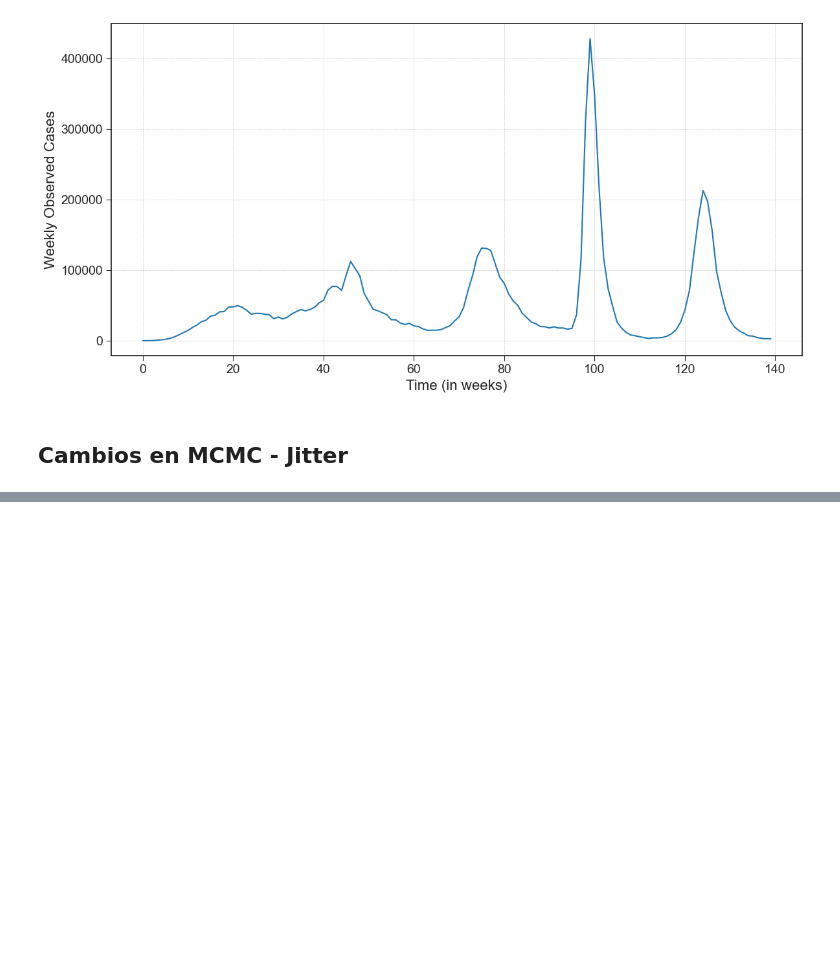
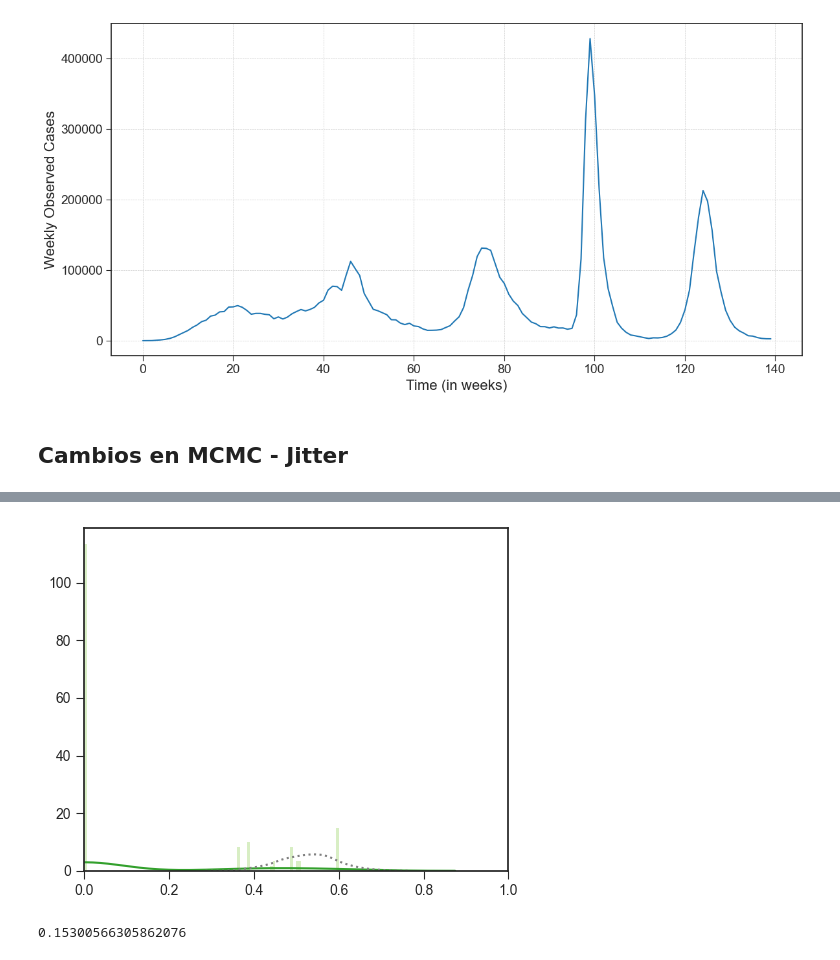
Before and after one commit to fjmedinaaguayo/pmmh_covid, a Jupyter notebook: Revised Functions.ipynb, the cells around one changed output, grey strips where cells are left out. Cells and saved outputs as stored; diff of their text form; code cells hidden in the pictures; blank space fills up the shorter version.

```diff
--- a/Revised Functions.ipynb
+++ b/Revised Functions.ipynb
@@ -28,7 +28,13 @@ def BM_SEIR(V_in, params, num_particles, N,m):
     # Simulate the SIR model with diffuse infectious rate using Euler-Maruyama method
     for t in range(1, num_steps + 1):
         # Update SEIR model
-        infections = np.exp(V[4,:,t-1]) * V[0, :, t-1] * V[2, :, t-1] / N
+
+        log_beta_capped = np.clip(V[4,:,t-1], -20, 20)  # exp(-20) ≈ 2e-9, exp(20) ≈ 5e8
+        # log_beta_capped = V[4,:,t-1]
+        infections = np.exp(log_beta_capped) * V[0, :, t-1] * V[2, :, t-1] / N
+
+        #infections = np.exp(V[4,:,t-1]) * V[0, :, t-1] * V[2, :, t-1] / N
+
         latent = kappa * V[1, :, t-1]
         recovered = gamma * V[2, :, t-1]
 
@@ -377,0 +542,22 @@ LL
+# %%
+plt.figure(figsize=(5, 4))
+plt.hist(
+    theta_samples[1, :],
+    bins=100,
+    color=colors[2],
+    density=True,
+    edgecolor='none',
+    alpha=0.5
+)
+sns.kdeplot(theta_samples[1,:], linewidth=1.5, color=colors[3])
+sns.kdeplot(stats.beta(29.2, 26.2).rvs(1000),linewidth=1.5, color='grey', linestyle=':')
+
+plt.xlim(0,1)
+plt.ylabel('')
+plt.tight_layout()
+plt.show()
+
+print(np.mean(theta_samples[1, :]))
+# %% [output]
+[figure, added]
+0.15300566305862076
```
Also changed, not shown: parts of 14 cells of this notebook.
